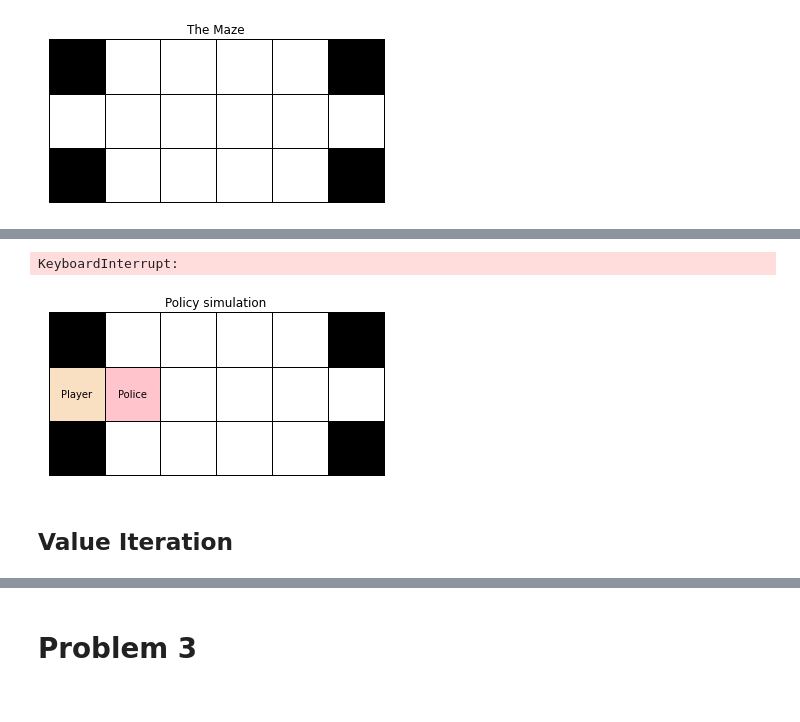
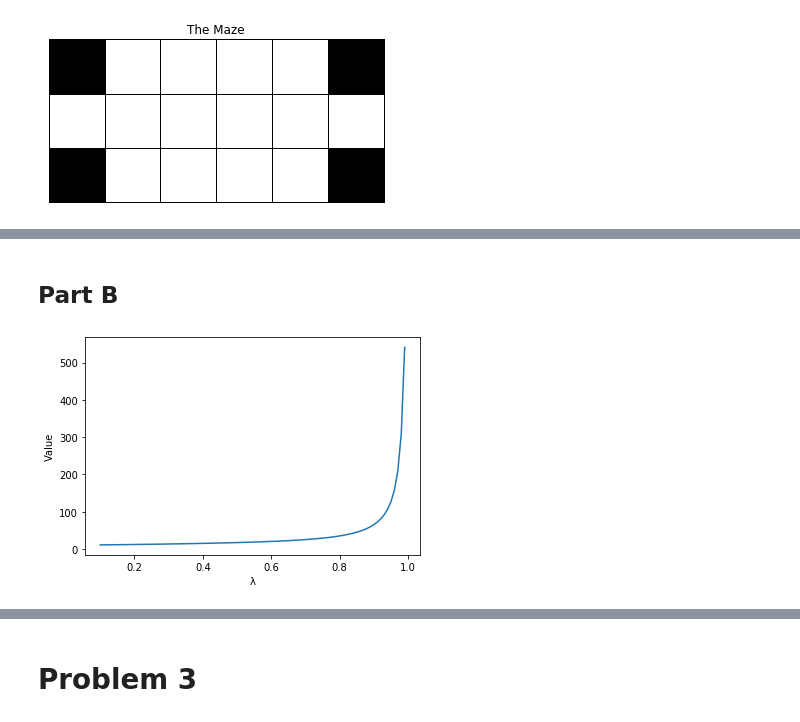
Before and after one commit to Jonrunar95/EL2805, a Jupyter notebook: Lab1/lab1.ipynb, the cells around one changed output, grey strips where cells are left out. Drawn from its saved outputs; the diff is of its cells as text; code cells hidden in the pictures.

Commit message:
Fix problem 2

```diff
--- a/Lab1/lab1.ipynb
+++ b/Lab1/lab1.ipynb
@@ -118,5 +114,0 @@ env = mz.Maze(maze)
-# %%
-# Finite horizon
-horizon = 30
-# Solve the MDP problem with dynamic programming
-V, policy= mz.dynamic_programming(env,horizon)
@@ -128,9 +115,20 @@ path = env.simulate(start, policy, method);
-# %%
-# Show the shortest path
-mz.animate_solution(maze, path, start)
-# %% [output]
-KeyboardInterrupt:
-[figure, removed]
-# %% [markdown]
-## Value Iteration
+# %% [markdown]
+## Part B
+# %%
+start  = (0,0,1,2)
+# Discount Factors
+GAMMA = np.arange(0.1, 1, 0.01)
+# Accuracy treshold
+epsilon = 0.0001
+value = []
+for gamma in GAMMA:
+    V, policy = mz.value_iteration(env, gamma, epsilon)
+    value.append(V[env.map[start]])
+# %%
+plt.plot(GAMMA, value)
+plt.ylabel("Value")
+plt.xlabel("λ")
+plt.show()
+# %% [output]
+[figure, added]
 # %%
```
Also changed, not shown: parts of 21 cells of this notebook, 3 other files.
